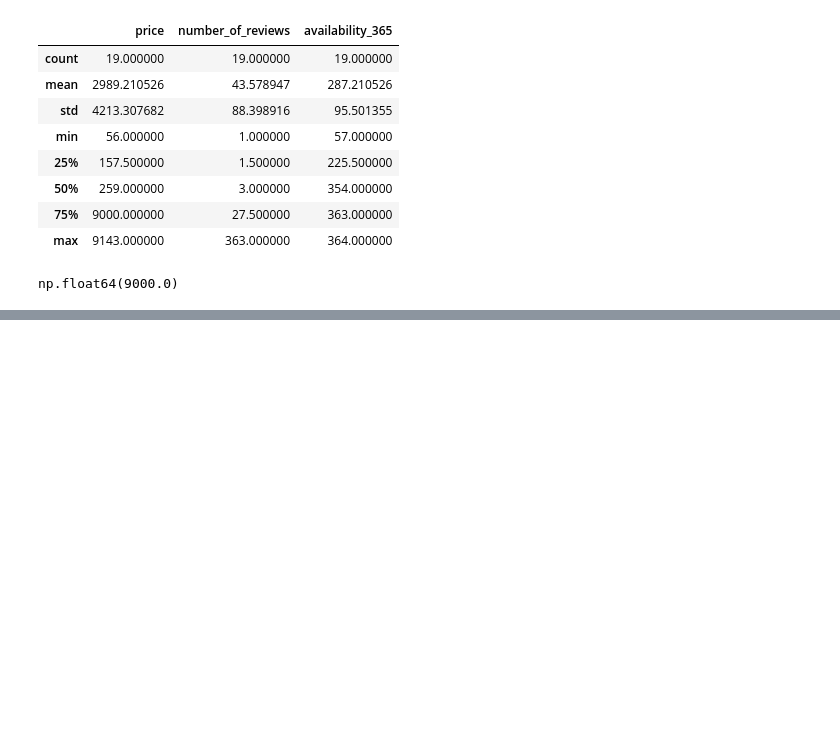
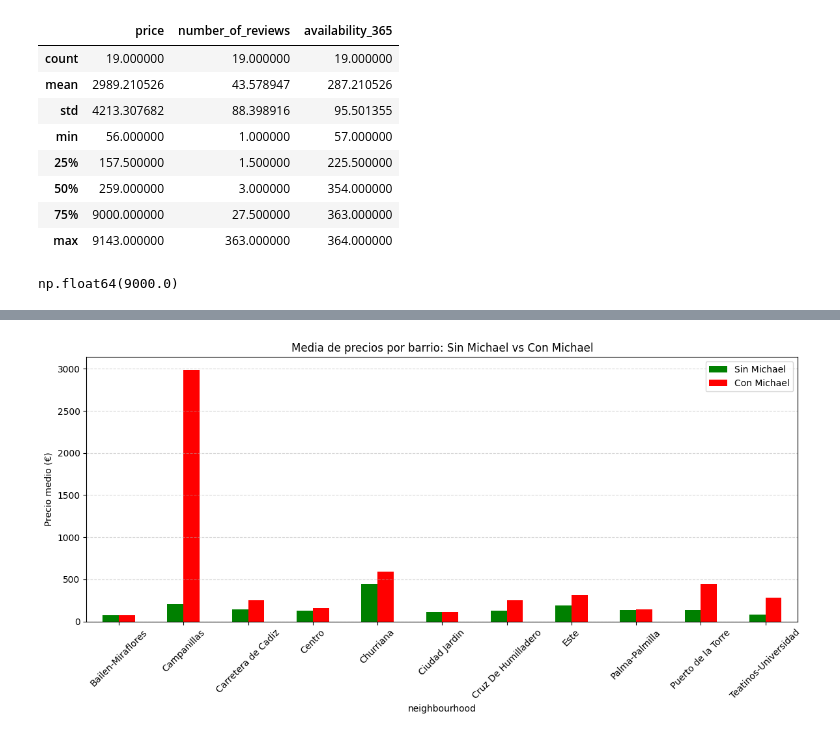
Before and after one commit to MHHsim/Proyect-Break-I, a Jupyter notebook: Pendiente/Hipotesis_1.ipynb, the cells around one changed output, grey strips where cells are left out. Drawn from its saved outputs; the diff is of its cells as text; code cells hidden in the pictures; blank space fills up the shorter version.

```diff
--- a/Pendiente/Hipotesis_1.ipynb
+++ b/Pendiente/Hipotesis_1.ipynb
@@ -150,2 +151,0 @@ def clasificar_disponibilidad(x):
-# %%
-df["disponibilidad_rango"] = df["availability_365"].apply(clasificar_disponibilidad)
@@ -201,0 +192,4 @@ sns.boxplot(data=df, x="room_type", y="availability_365");
+# %%
+# vamos a crear un nuevo DF sin host_name "Michael", ya que este tiene precios desproporcionados y vamos a comprobar si quitando este cuanto
+# seria la media de precios según el barrio
+df_1 = df[df["host_name"] != "Michael"]
@@ -201,0 +220,19 @@ sns.boxplot(data=df, x="room_type", y="availability_365");
+# %%
+media_sin = df_1.groupby("neighbourhood")["price"].mean()
+media_con = df.groupby("neighbourhood")["price"].mean()
+
+comparativa = pd.DataFrame({
+    "Sin Michael": media_sin,
+    "Con Michael": media_con
+})
+
+# Plot
+comparativa.plot(kind="bar", figsize=(12,6), color=["g", "r"])
+plt.title("Media de precios por barrio: Sin Michael vs Con Michael")
+plt.ylabel("Precio medio (€)")
+plt.xticks(rotation=45)
+plt.grid(axis="y", linestyle="--", alpha=0.5)
+plt.tight_layout()
+plt.show()
+# %% [output]
+[figure, added]
```
Also changed, not shown: parts of 51 cells of this notebook, 1 other file.
